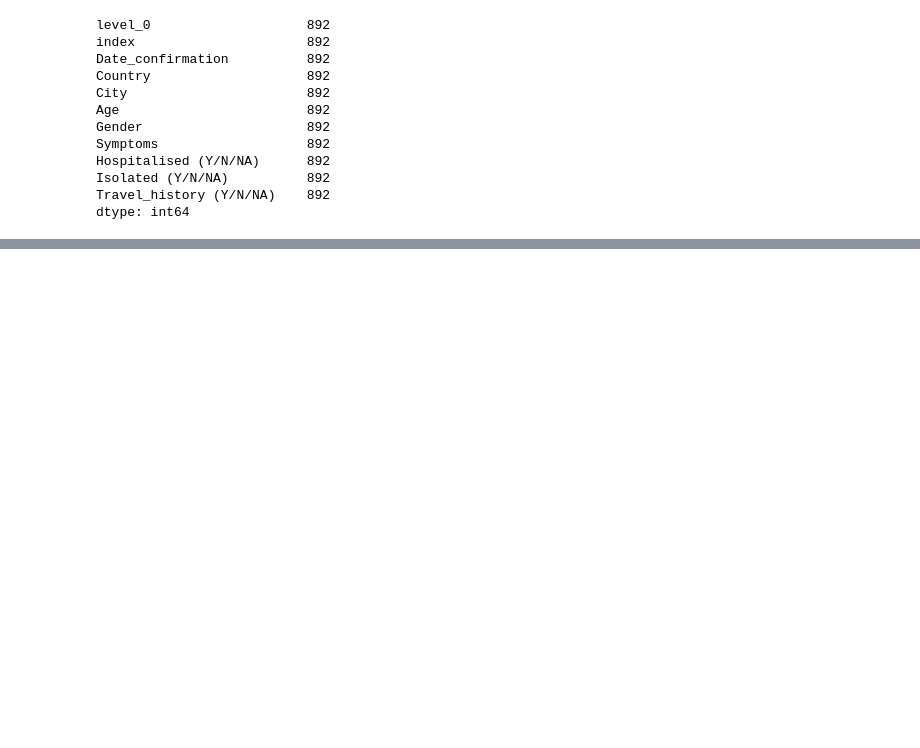
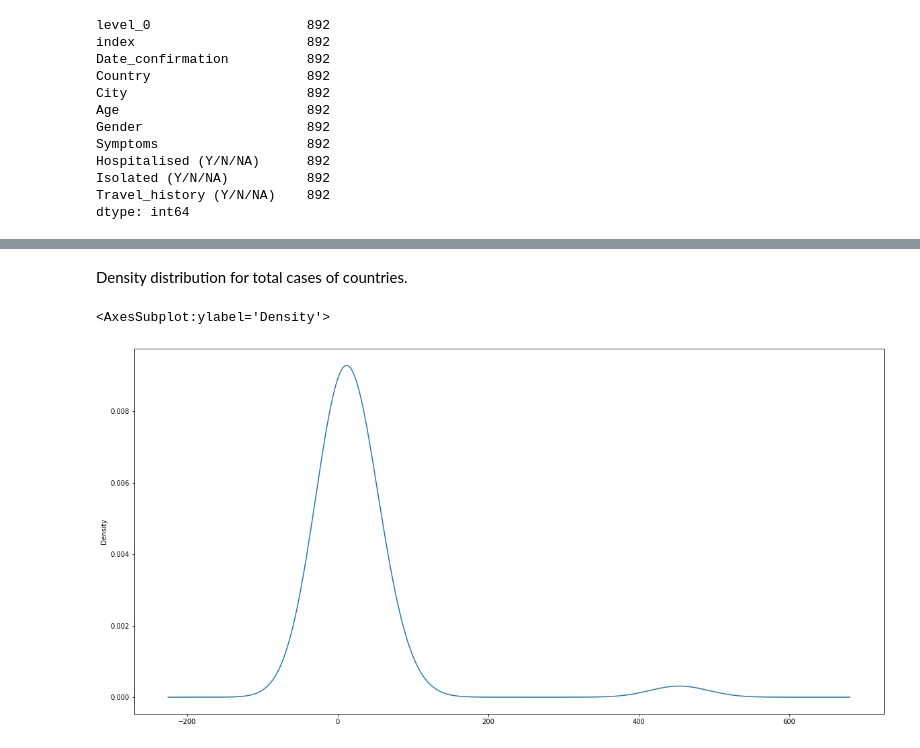
Before and after one commit to khanshahnwaz/MonkeyPoxDataAnalysis, a Jupyter notebook: MonkeyPoxAnalysis.ipynb, the cells around one changed output, grey strips where cells are left out. Cells and saved outputs as stored; diff of their text form; code cells hidden in the pictures; blank space fills up the shorter version.

```diff
--- a/MonkeyPoxAnalysis.ipynb
+++ b/MonkeyPoxAnalysis.ipynb
@@ -414,0 +541,7 @@ dtype: int64
+# %% [markdown]
+Density distribution for total cases of countries.
+# %%
+cases.plot.kde(figsize=(20,10))
+# %% [output]
+<AxesSubplot:ylabel='Density'>
+[figure, added]
```
Also changed, not shown: parts of 93 cells of this notebook.
